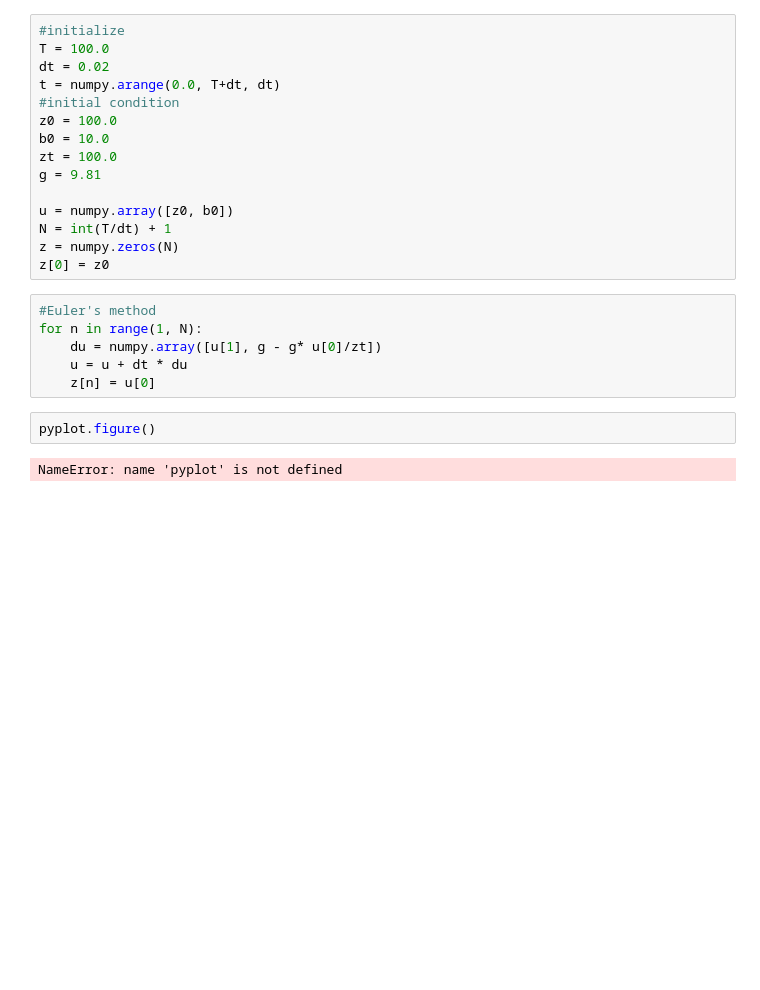
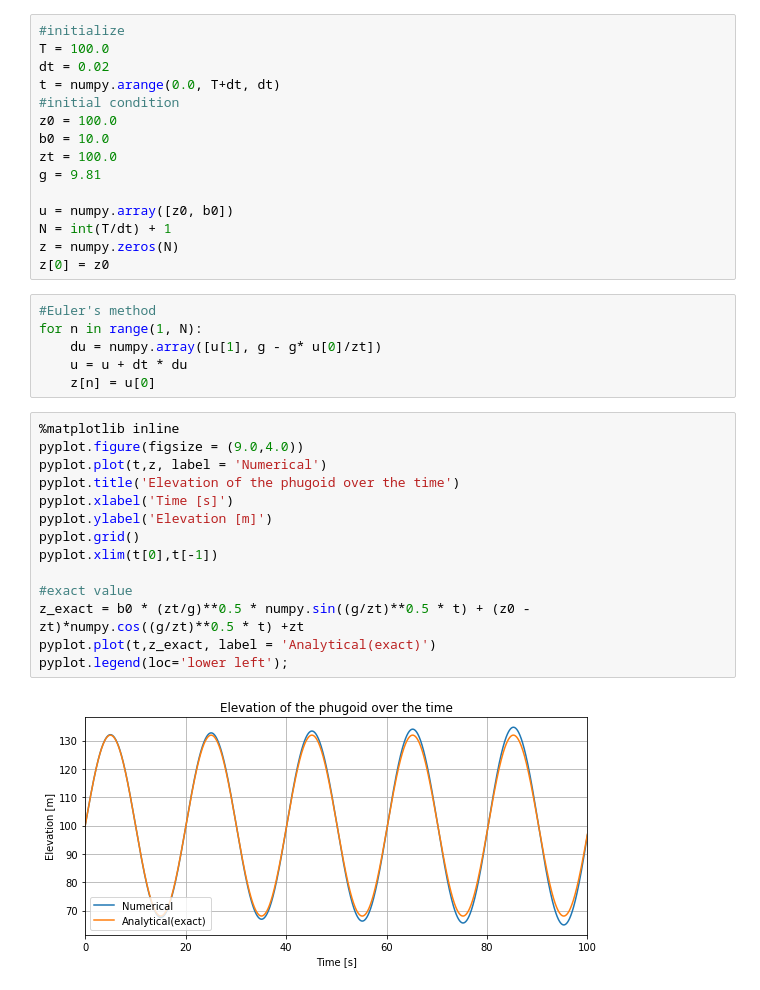
Before and after one commit to siqic47/MAE6286, a Jupyter notebook: Module1_home.ipynb, the cells around one changed output. Cells and saved outputs as stored; diff of their text form; blank space fills up the shorter version.

Commit message:
fixed pyplot import issue

```diff
--- a/Module1_home.ipynb
+++ b/Module1_home.ipynb
@@ -25,7 +25,19 @@ for n in range(1, N):
     du = numpy.array([u[1], g - g* u[0]/zt])
     u = u + dt * du
     z[n] = u[0]
-# %%
-pyplot.figure()
-# %% [output]
-NameError: name 'pyplot' is not defined
+# %%
+%matplotlib inline
+pyplot.figure(figsize = (9.0,4.0))
+pyplot.plot(t,z, label = 'Numerical')
+pyplot.title('Elevation of the phugoid over the time')
+pyplot.xlabel('Time [s]')
+pyplot.ylabel('Elevation [m]')
+pyplot.grid()
+pyplot.xlim(t[0],t[-1])
+
+#exact value
+z_exact = b0 * (zt/g)**0.5 * numpy.sin((g/zt)**0.5 * t) + (z0 - zt)*numpy.cos((g/zt)**0.5 * t) +zt
+pyplot.plot(t,z_exact, label = 'Analytical(exact)')
+pyplot.legend(loc='lower left');
+# %% [output]
+[figure, added]
```
Also changed, not shown: parts of 1 cell of this notebook.
